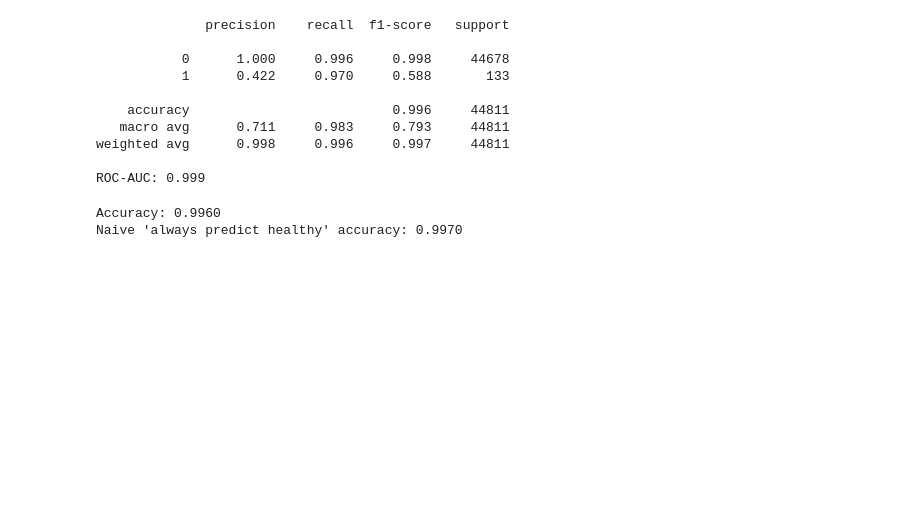
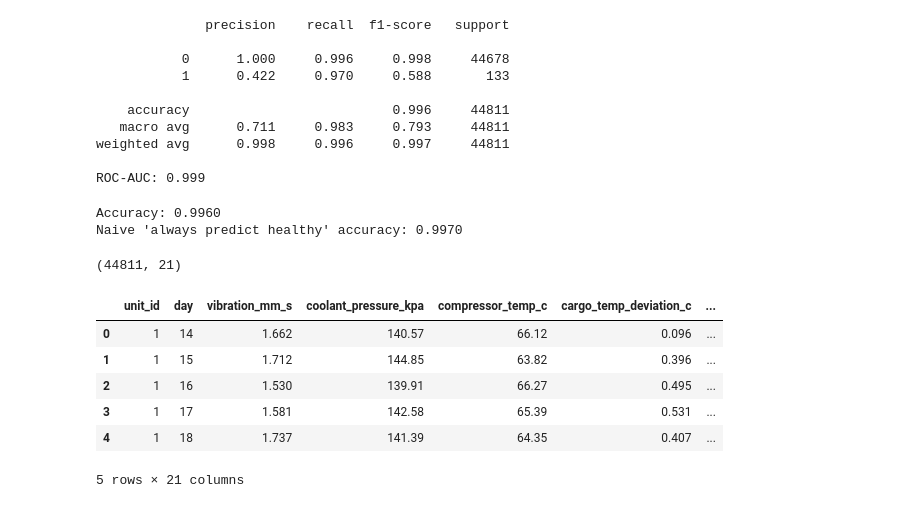
Before and after one commit to 0xjoex/tking-predictive-maintenance, a Jupyter notebook: thermoking_predictive_maintenance.ipynb, the cells around one changed output. Saved outputs shown, nothing was run; the diff lists cells and outputs as text; code cells hidden in the pictures; blank space fills up the shorter version.

```diff
--- a/thermoking_predictive_maintenance.ipynb
+++ b/thermoking_predictive_maintenance.ipynb
@@ -158,3 +158,20 @@ print(f"Naive 'always predict healthy' accuracy: {naive_accuracy:.4f}")
 # %% [output]
 Accuracy: 0.9960
 Naive 'always predict healthy' accuracy: 0.9970
+# %%
+export_df = feat_df.iloc[test_idx].copy()
+export_df["predicted_probability"] = y_proba
+export_df["predicted_label"] = y_pred
+
+export_df.to_csv("thermoking_predictions_for_tableau.csv", index=False)
+print(export_df.shape)
+export_df.head()
+# %% [output]
+(44811, 21)
+|  | unit_id | day | vibration_mm_s | coolant_pressure_kpa | compressor_temp_c | cargo_temp_deviation_c | ... |
+| 0 | 1 | 14 | 1.662 | 140.57 | 66.12 | 0.096 | ... |
+| 1 | 1 | 15 | 1.712 | 144.85 | 63.82 | 0.396 | ... |
+| 2 | 1 | 16 | 1.530 | 139.91 | 66.27 | 0.495 | ... |
+| 3 | 1 | 17 | 1.581 | 142.58 | 65.39 | 0.531 | ... |
+| 4 | 1 | 18 | 1.737 | 141.39 | 64.35 | 0.407 | ... |
+5 rows × 21 columns
```
Also changed, not shown: parts of 5 cells of this notebook, 7 other files.
